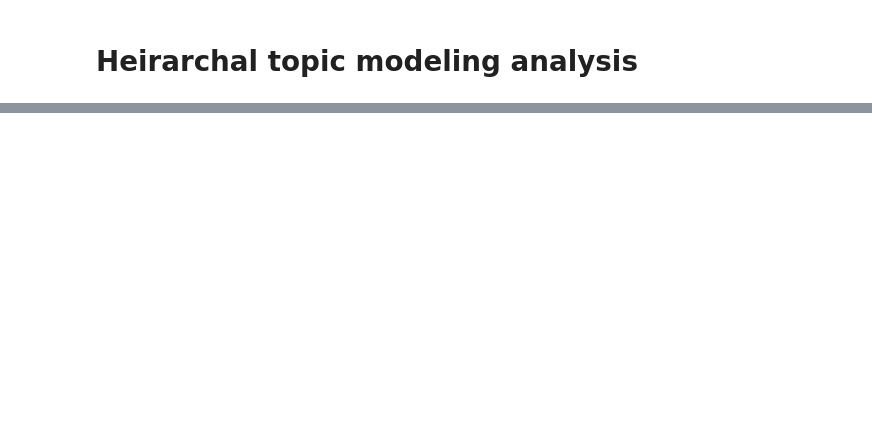
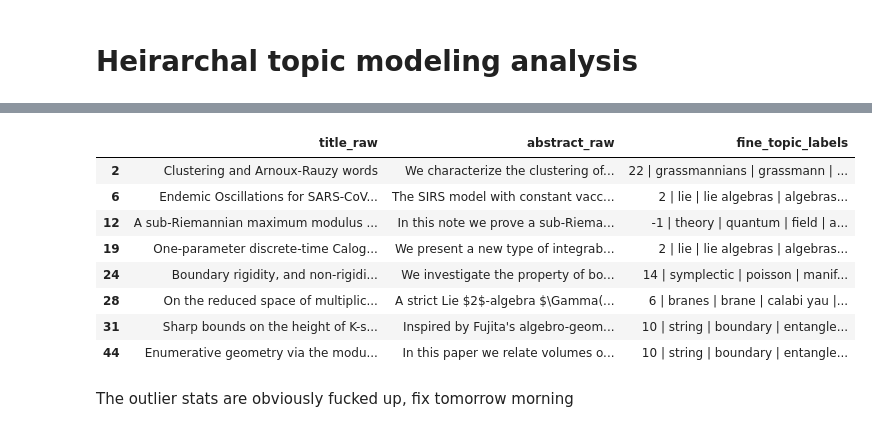
Before and after one commit to Anirban-7/Arxiv_Recommender, a Jupyter notebook: Two_step_topic_modeling.ipynb, the cells around one changed output, grey strips where cells are left out. Cells and saved outputs as stored; diff of their text form; code cells hidden in the pictures; blank space fills up the shorter version.

Commit message:
Updated two-step topic notebook
Now have the pipeline coded and working to test how well it does. Tomorrow morning will vary hyper-parameters and include the final performance on our test set.

```diff
--- a/Two_step_topic_modeling.ipynb
+++ b/Two_step_topic_modeling.ipynb
@@ -303,0 +454,8 @@ To the third point, the last 1/5 of the dev set consists of papers that Jee uhn
+# %%
+## 2. Construct the cluster models
+
+base_topic_model , cluster_topic_model = construct_models(kmeans_model_params , cluster_model_params)
+# %%
+## Fit the models
+
+trained_base_model , trained_cluster_models , fit_library = fit_models(base_topic_model,cluster_topic_model,reduced=False)
@@ -303,0 +481,7 @@ To the third point, the last 1/5 of the dev set consists of papers that Jee uhn
+# %%
+## Predict topics on the dev set
+
+dev_predictions = predict_topics(test_path='./final_data/clean_dev_set.csv',
+               test_embeddings_path='./final_data/dev_vec_specter.parquet',
+               trained_base_model=trained_base_model,
+               trained_cluster_models=trained_cluster_models)
@@ -303,0 +507,4 @@ To the third point, the last 1/5 of the dev set consists of papers that Jee uhn
+# %%
+## Get the evaluation metrics
+
+eye_test , outlier_stats = eval_predictions(dev_predictions)
@@ -303,0 +552,15 @@ To the third point, the last 1/5 of the dev set consists of papers that Jee uhn
+# %%
+## Evaluate the labels by eye-test
+eye_test
+# %% [output]
+|  | title_raw | abstract_raw | fine_topic_labels |
+| 2 | Clustering and Arnoux-Rauzy words | We characterize the clustering of... | 22 | grassmannians | grassmann | ... |
+| 6 | Endemic Oscillations for SARS-CoV... | The SIRS model with constant vacc... | 2 | lie | lie algebras | algebras... |
+| 12 | A sub-Riemannian maximum modulus ... | In this note we prove a sub-Riema... | -1 | theory | quantum | field | a... |
+| 19 | One-parameter discrete-time Calog... | We present a new type of integrab... | 2 | lie | lie algebras | algebras... |
+| 24 | Boundary rigidity, and non-rigidi... | We investigate the property of bo... | 14 | symplectic | poisson | manif... |
+| 28 | On the reduced space of multiplic... | A strict Lie $2$-algebra $\Gamma(... | 6 | branes | brane | calabi yau |... |
+| 31 | Sharp bounds on the height of K-s... | Inspired by Fujita's algebro-geom... | 10 | string | boundary | entangle... |
+| 44 | Enumerative geometry via the modu... | In this paper we relate volumes o... | 10 | string | boundary | entangle... |
+# %% [markdown]
+The outlier stats are obviously fucked up, fix tomorrow morning
```
Also changed, not shown: parts of 38 cells of this notebook.
